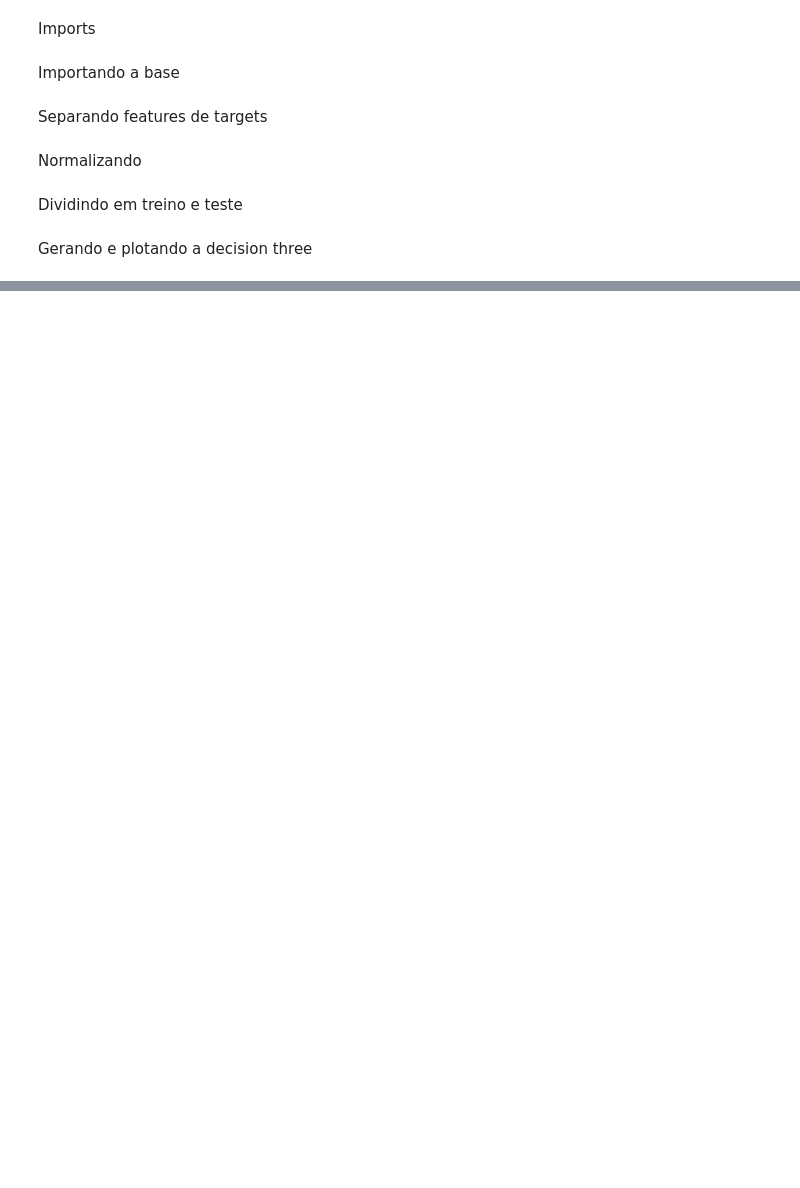
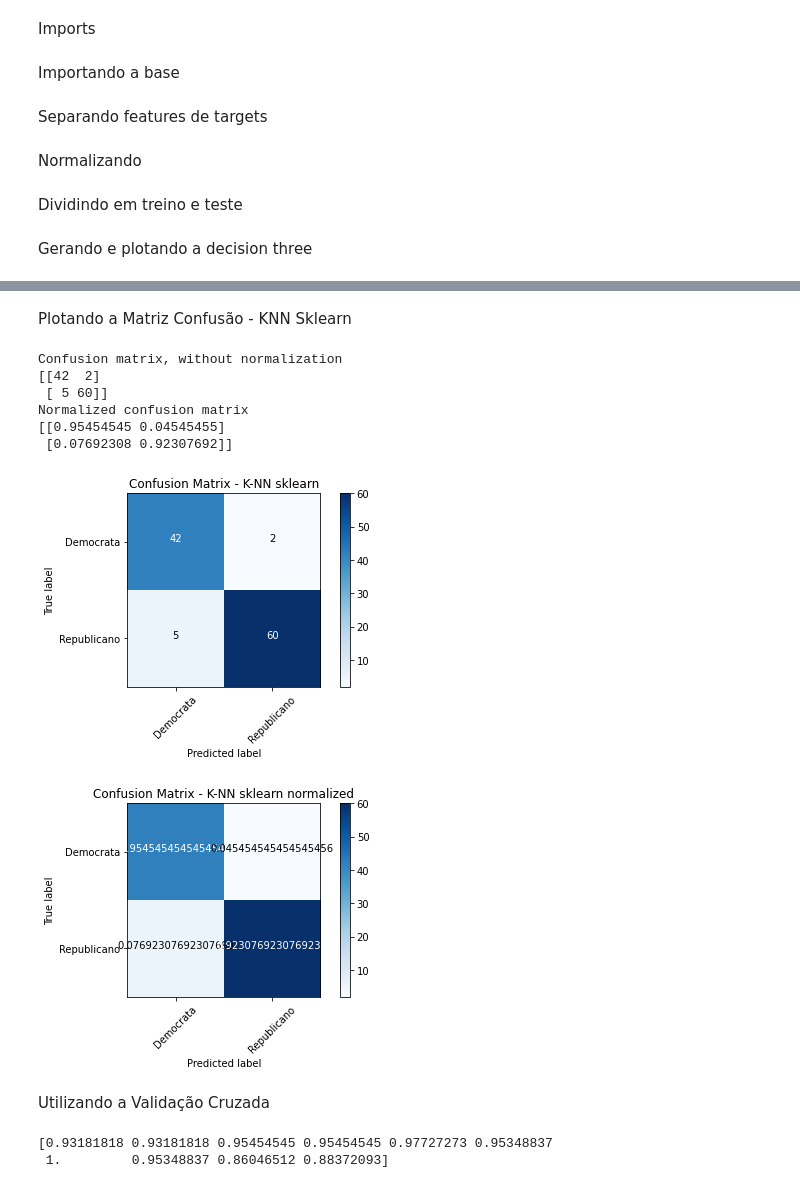
Before and after one commit to Vihimuro/MDAEL8, a Jupyter notebook: Mineração.ipynb, the cells around one changed output, grey strips where cells are left out. Cells and saved outputs as stored; diff of their text form; code cells hidden in the pictures; blank space fills up the shorter version.

```diff
--- a/Mineração.ipynb
+++ b/Mineração.ipynb
@@ -1276,0 +1455,4 @@ Acuraccy:
+# %%
+knn = KNeighborsClassifier(n_neighbors=5)
+knn.fit(X_train, y_train)
+y_hat_test = knn.predict(X_test)
@@ -1276,0 +1469,27 @@ Acuraccy:
+# %% [markdown]
+Plotando a Matriz Confusão - KNN Sklearn
+# %%
+target_names = ['Democrata','Republicano']
+
+cm = confusion_matrix(y_test, y_hat_test)
+plot_confusion_matrix(cm, target_names, False, "Confusion Matrix - K-NN sklearn")
+plot_confusion_matrix(cm, target_names, True, "Confusion Matrix - K-NN sklearn normalized" )
+plt.show()
+# %% [output]
+Confusion matrix, without normalization
+[[42  2]
+ [ 5 60]]
+Normalized confusion matrix
+[[0.95454545 0.04545455]
+ [0.07692308 0.92307692]]
+[figure, added]
+[figure, added]
+# %% [markdown]
+Utilizando a Validação Cruzada
+# %%
+clf = svm.SVC(kernel='linear', C=1, random_state=42)
+scores = cross_val_score(clf, X, y, cv=10)
+print(scores)
+# %% [output]
+[0.93181818 0.93181818 0.95454545 0.95454545 0.97727273 0.95348837
+ 1.         0.95348837 0.86046512 0.88372093]
```
Also changed, not shown: parts of 31 cells of this notebook.
